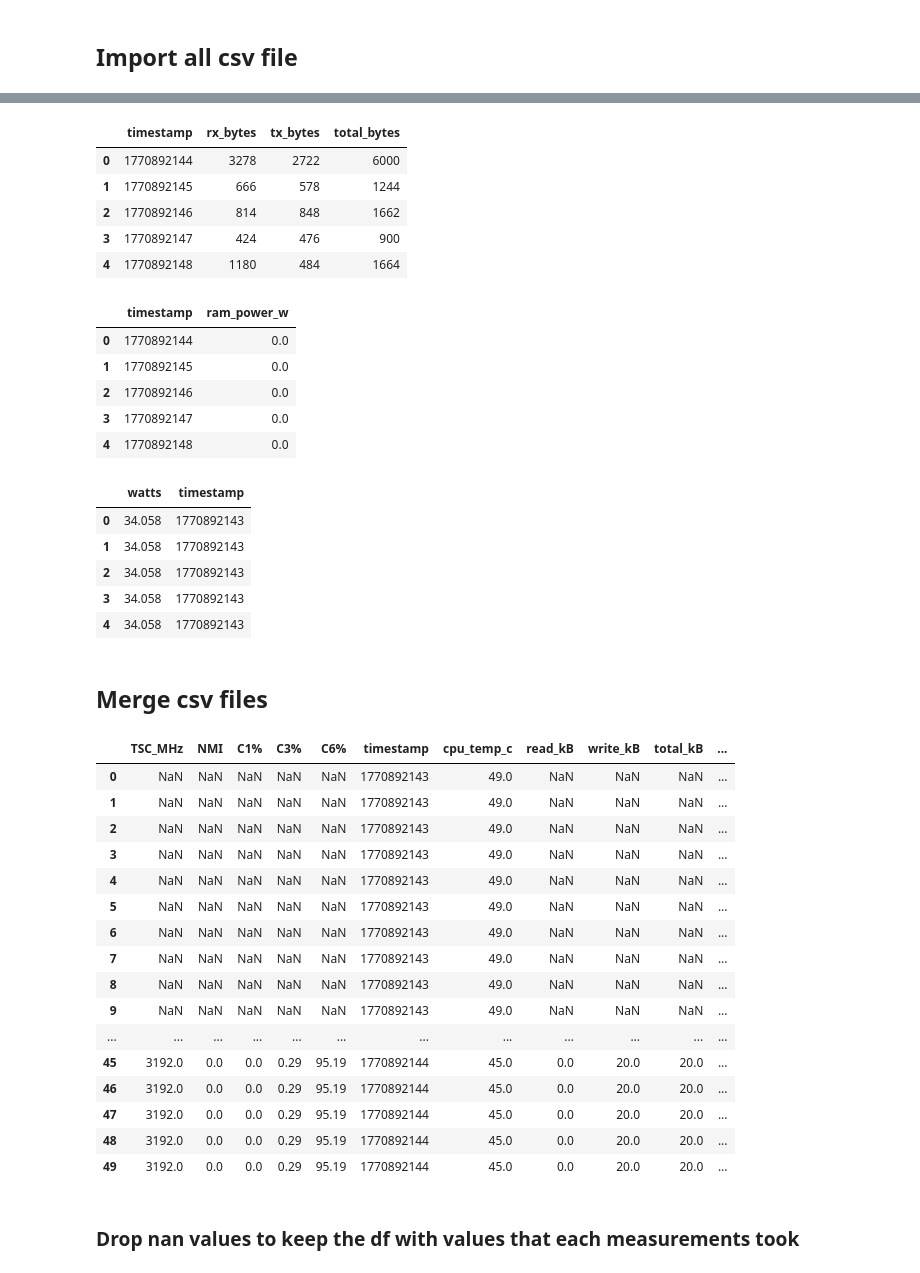
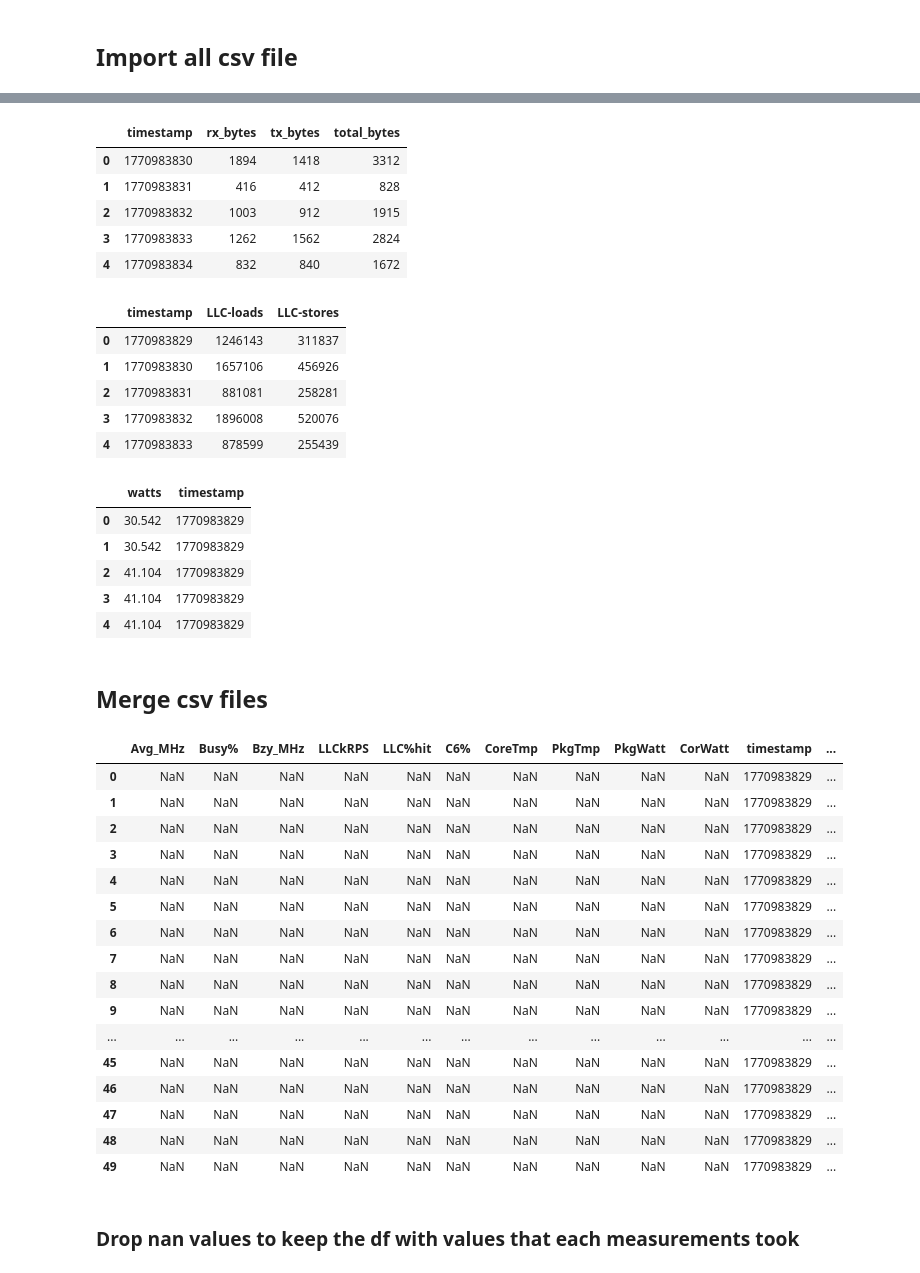
Before and after one commit to bilberats/component-monitoring, a Jupyter notebook: analysis/measures_analysis.ipynb, the cells around one changed output, grey strips where cells are left out. Drawn from its saved outputs; the diff is of its cells as text; code cells hidden in the pictures.

```diff
--- a/analysis/measures_analysis.ipynb
+++ b/analysis/measures_analysis.ipynb
@@ -36,5 +26,5 @@ cpu_temp.head()
 # %%
-io_power = pd.read_csv("../data/io_power.csv")
+io_power = pd.read_csv("../data/idle/io_power.csv")
 io_power.head()
 # %% [output]
 |  | timestamp | read_kB | write_kB | total_kB |
@@ -46,62 +36,61 @@ io_power.head()
 # %%
-nic_power = pd.read_csv("../data/nic_power.csv")
+nic_power = pd.read_csv("../data/idle/nic_power.csv")
 nic_power.head()
 # %% [output]
 |  | timestamp | rx_bytes | tx_bytes | total_bytes |
-| 0 | 1770892144 | 3278 | 2722 | 6000 |
-| 1 | 1770892145 | 666 | 578 | 1244 |
-| 2 | 1770892146 | 814 | 848 | 1662 |
-| 3 | 1770892147 | 424 | 476 | 900 |
-| 4 | 1770892148 | 1180 | 484 | 1664 |
+| 0 | 1770983830 | 1894 | 1418 | 3312 |
+| 1 | 1770983831 | 416 | 412 | 828 |
+| 2 | 1770983832 | 1003 | 912 | 1915 |
+| 3 | 1770983833 | 1262 | 1562 | 2824 |
+| 4 | 1770983834 | 832 | 840 | 1672 |
 # %%
-ram_power = pd.read_csv("../data/ram_power.csv")
+ram_power = pd.read_csv("../data/idle/ram_power.csv")
 ram_power.head()
 # %% [output]
-|  | timestamp | ram_power_w |
-| 0 | 1770892144 | 0.0 |
-| 1 | 1770892145 | 0.0 |
-| 2 | 1770892146 | 0.0 |
-| 3 | 1770892147 | 0.0 |
-| 4 | 1770892148 | 0.0 |
+|  | timestamp | LLC-loads | LLC-stores |
+| 0 | 1770983829 | 1246143 | 311837 |
+| 1 | 1770983830 | 1657106 | 456926 |
+| 2 | 1770983831 | 881081 | 258281 |
+| 3 | 1770983832 | 1896008 | 520076 |
+| 4 | 1770983833 | 878599 | 255439 |
 # %%
-yoctowatt = pd.read_csv("../data/yoctowatt.csv")
+yoctowatt = pd.read_csv("../data/idle/yoctowatt.csv")
 yoctowatt["timestamp"] = yoctowatt["timestamp_unix"].astype(int)
 yoctowatt = yoctowatt.drop(columns=["reportFrequency_effective", "timestamp_iso", "timestamp_unix"])
 yoctowatt.head()
 # %% [output]
 |  | watts | timestamp |
-| 0 | 34.058 | 1770892143 |
-| 1 | 34.058 | 1770892143 |
-| 2 | 34.058 | 1770892143 |
-| 3 | 34.058 | 1770892143 |
-| 4 | 34.058 | 1770892143 |
+| 0 | 30.542 | 1770983829 |
+| 1 | 30.542 | 1770983829 |
+| 2 | 41.104 | 1770983829 |
+| 3 | 41.104 | 1770983829 |
+| 4 | 41.104 | 1770983829 |
 # %% [markdown]
 ## Merge csv files
 # %%
 from functools import reduce
 
-data_frames = [cpu_power, cpu_temp, io_power, nic_power, ram_power, yoctowatt]
-# measurements = pd.merge(cpu_power, cpu_temp, on=["timestamp"], how="inner")
+data_frames = [cpu_power, io_power, nic_power, ram_power, yoctowatt]
 df_merged = reduce(lambda left,right: pd.merge(left,right,on=['timestamp'], how='outer'), data_frames)
 df_merged.head(50)
 # %% [output]
-|  | TSC_MHz | NMI | C1% | C3% | C6% | timestamp | cpu_temp_c | read_kB | write_kB | total_kB | ... |
-| 0 | NaN | NaN | NaN | NaN | NaN | 1770892143 | 49.0 | NaN | NaN | NaN | ... |
-| 1 | NaN | NaN | NaN | NaN | NaN | 1770892143 | 49.0 | NaN | NaN | NaN | ... |
-| 2 | NaN | NaN | NaN | NaN | NaN | 1770892143 | 49.0 | NaN | NaN | NaN | ... |
-| 3 | NaN | NaN | NaN | NaN | NaN | 1770892143 | 49.0 | NaN | NaN | NaN | ... |
-| 4 | NaN | NaN | NaN | NaN | NaN | 1770892143 | 49.0 | NaN | NaN | NaN | ... |
-| 5 | NaN | NaN | NaN | NaN | NaN | 1770892143 | 49.0 | NaN | NaN | NaN | ... |
-| 6 | NaN | NaN | NaN | NaN | NaN | 1770892143 | 49.0 | NaN | NaN | NaN | ... |
-| 7 | NaN | NaN | NaN | NaN | NaN | 1770892143 | 49.0 | NaN | NaN | NaN | ... |
-| 8 | NaN | NaN | NaN | NaN | NaN | 1770892143 | 49.0 | NaN | NaN | NaN | ... |
-| 9 | NaN | NaN | NaN | NaN | NaN | 1770892143 | 49.0 | NaN | NaN | NaN | ... |
-| ... | ... | ... | ... | ... | ... | ... | ... | ... | ... | ... | ... |
-| 45 | 3192.0 | 0.0 | 0.0 | 0.29 | 95.19 | 1770892144 | 45.0 | 0.0 | 20.0 | 20.0 | ... |
-| 46 | 3192.0 | 0.0 | 0.0 | 0.29 | 95.19 | 1770892144 | 45.0 | 0.0 | 20.0 | 20.0 | ... |
-| 47 | 3192.0 | 0.0 | 0.0 | 0.29 | 95.19 | 1770892144 | 45.0 | 0.0 | 20.0 | 20.0 | ... |
-| 48 | 3192.0 | 0.0 | 0.0 | 0.29 | 95.19 | 1770892144 | 45.0 | 0.0 | 20.0 | 20.0 | ... |
-| 49 | 3192.0 | 0.0 | 0.0 | 0.29 | 95.19 | 1770892144 | 45.0 | 0.0 | 20.0 | 20.0 | ... |
+|  | Avg_MHz | Busy% | Bzy_MHz | LLCkRPS | LLC%hit | C6% | CoreTmp | PkgTmp | PkgWatt | CorWatt | timestamp | ... |
+| 0 | NaN | NaN | NaN | NaN | NaN | NaN | NaN | NaN | NaN | NaN | 1770983829 | ... |
+| 1 | NaN | NaN | NaN | NaN | NaN | NaN | NaN | NaN | NaN | NaN | 1770983829 | ... |
+| 2 | NaN | NaN | NaN | NaN | NaN | NaN | NaN | NaN | NaN | NaN | 1770983829 | ... |
+| 3 | NaN | NaN | NaN | NaN | NaN | NaN | NaN | NaN | NaN | NaN | 1770983829 | ... |
+| 4 | NaN | NaN | NaN | NaN | NaN | NaN | NaN | NaN | NaN | NaN | 1770983829 | ... |
+| 5 | NaN | NaN | NaN | NaN | NaN | NaN | NaN | NaN | NaN | NaN | 1770983829 | ... |
+| 6 | NaN | NaN | NaN | NaN | NaN | NaN | NaN | NaN | NaN | NaN | 1770983829 | ... |
+| 7 | NaN | NaN | NaN | NaN | NaN | NaN | NaN | NaN | NaN | NaN | 1770983829 | ... |
+| 8 | NaN | NaN | NaN | NaN | NaN | NaN | NaN | NaN | NaN | NaN | 1770983829 | ... |
+| 9 | NaN | NaN | NaN | NaN | NaN | NaN | NaN | NaN | NaN | NaN | 1770983829 | ... |
+| ... | ... | ... | ... | ... | ... | ... | ... | ... | ... | ... | ... | ... |
+| 45 | NaN | NaN | NaN | NaN | NaN | NaN | NaN | NaN | NaN | NaN | 1770983829 | ... |
+| 46 | NaN | NaN | NaN | NaN | NaN | NaN | NaN | NaN | NaN | NaN | 1770983829 | ... |
+| 47 | NaN | NaN | NaN | NaN | NaN | NaN | NaN | NaN | NaN | NaN | 1770983829 | ... |
+| 48 | NaN | NaN | NaN | NaN | NaN | NaN | NaN | NaN | NaN | NaN | 1770983829 | ... |
+| 49 | NaN | NaN | NaN | NaN | NaN | NaN | NaN | NaN | NaN | NaN | 1770983829 | ... |
 # %% [markdown]
 ### Drop nan values to keep the df with values that each measurements took
 # %%
```
Also changed, not shown: parts of 11 cells of this notebook, 3 other files.
